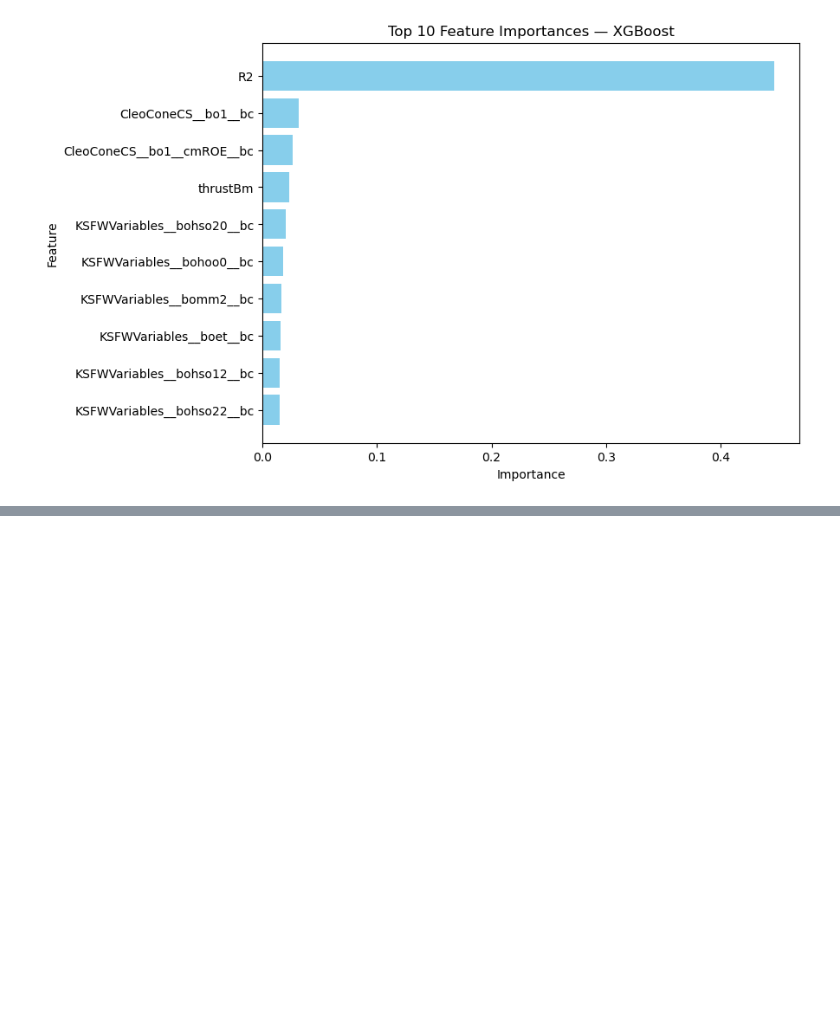
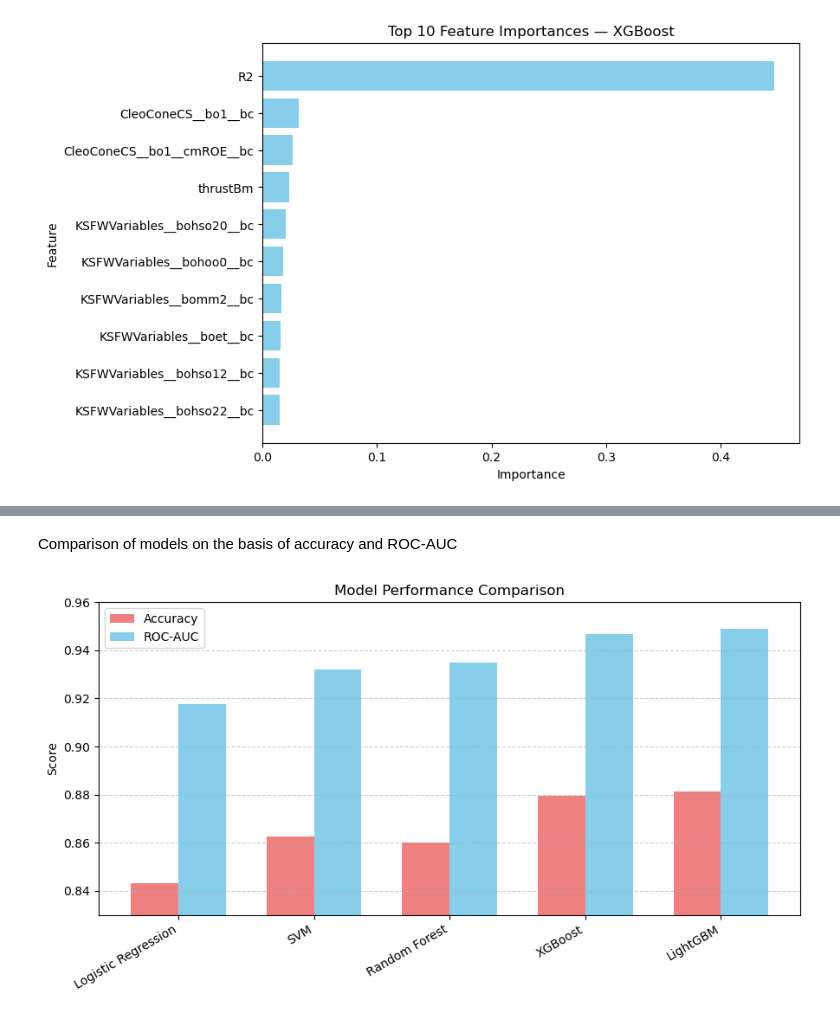
Before and after one commit to shrutreeee/IDC409_DS_Project, a Jupyter notebook: HEP_code.ipynb, the cells around one changed output, grey strips where cells are left out. Cells and saved outputs as stored; diff of their text form; code cells hidden in the pictures; blank space fills up the shorter version.

```diff
--- a/HEP_code.ipynb
+++ b/HEP_code.ipynb
@@ -505,0 +618,27 @@ Top 10 important features:
+# %% [markdown]
+Comparison of models on the basis of accuracy and ROC-AUC
+# %%
+import matplotlib.pyplot as plt
+import numpy as np
+
+models = ['Logistic Regression', 'SVM', 'Random Forest', 'XGBoost', 'LightGBM']
+accuracy = [0.8430, 0.8626, 0.8600, 0.8795, 0.8812]
+auc = [0.9178, 0.9349, 0.9322, 0.9467, 0.9491]
+
+x = np.arange(len(models))
+width = 0.35
+
+plt.figure(figsize=(9,5))
+plt.bar(x - width/2, accuracy, width, label='Accuracy', color='lightcoral')
+plt.bar(x + width/2, auc, width, label='ROC-AUC', color='skyblue')
+
+plt.xticks(x, models, rotation=30, ha='right')
+plt.ylabel('Score')
+plt.ylim(0.83, 0.96)  #for better resolution of the diff
+plt.title('Model Performance Comparison')
+plt.legend()
+plt.grid(axis='y', linestyle='--', alpha=0.6)
+plt.tight_layout()
+plt.show()
+# %% [output]
+[figure, added]
```
Also changed, not shown: parts of 43 cells of this notebook.
